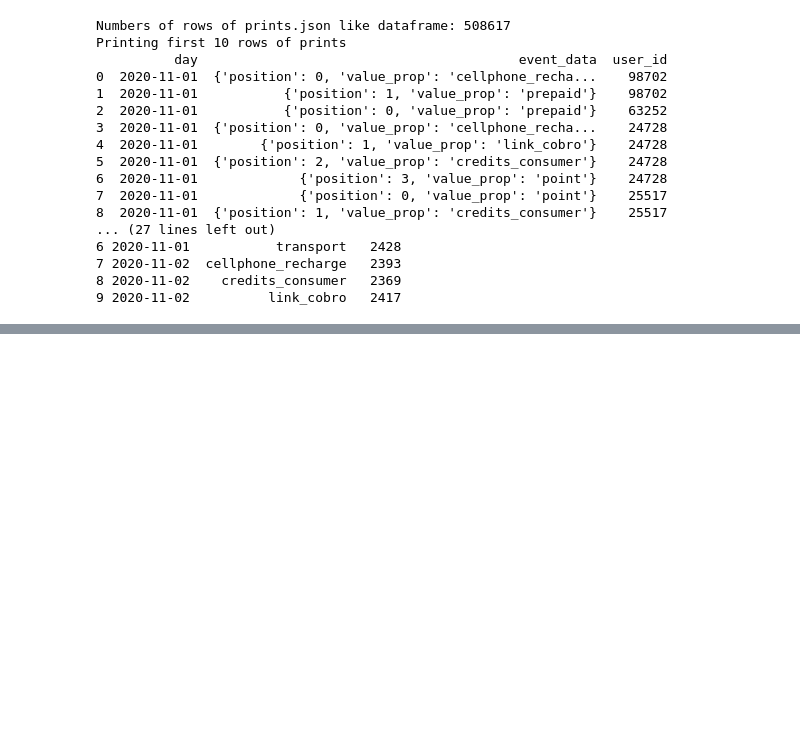
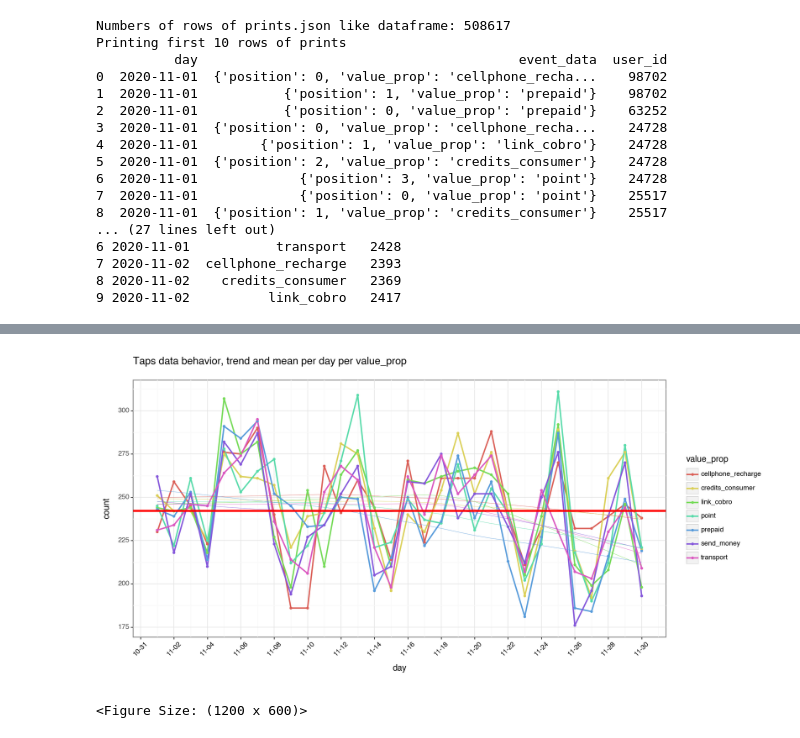
Before and after one commit to andresvivallo/meli, a Jupyter notebook: EDA.ipynb, the cells around one changed output, grey strips where cells are left out. Cells and saved outputs as stored; diff of their text form; code cells hidden in the pictures; blank space fills up the shorter version.

```diff
--- a/EDA.ipynb
+++ b/EDA.ipynb
@@ -147,0 +276,42 @@ From this graph, the following information can be obtained from the Prints data
+# %%
+# Plotting Time Series with ggplot to get more information about the data
+import numpy as np
+from plotnine import (
+    ggplot, aes, geom_line,
+    theme, element_text, scale_x_datetime,
+    theme_bw, geom_smooth, geom_point,
+    ggtitle, scale_y_continuous, geom_hline
+)
+
+# ggplot
+(
+    ggplot(df_taps_count)
+    + aes(x="day", y="count", color="value_prop")
+    + geom_line(size=1)
+    + geom_point(size=1)
+    + geom_smooth(se=False, size=0.2)
+    + geom_hline(
+        yintercept=df_taps_count["count"].mean(),
+        color="red",
+        size=1.5
+    )
+    + scale_y_continuous(
+        breaks=np.linspace(start=0, stop=500, num=21)
+    )
+    + scale_x_datetime(
+        date_breaks = "2 day", date_labels="%m-%d"
+    )
+    + ggtitle(
+        title="Taps data behavior, trend and mean per day per value_prop"
+    )
+    + theme_bw()
+    + theme(
+        axis_text_x=element_text(
+            colour="black", face="bold", angle=45, hjust=0.5
+        ),
+        figure_size=(12, 6)
+    )
+)
+# %% [output]
+[figure, added]
+<Figure Size: (1200 x 600)>
```
Also changed, not shown: parts of 20 cells of this notebook, 2 other files.
